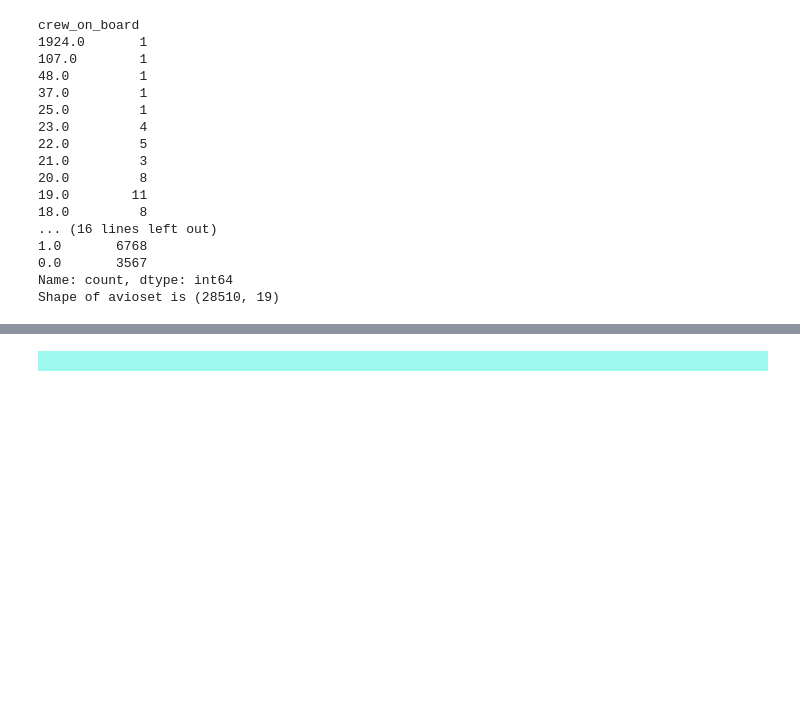
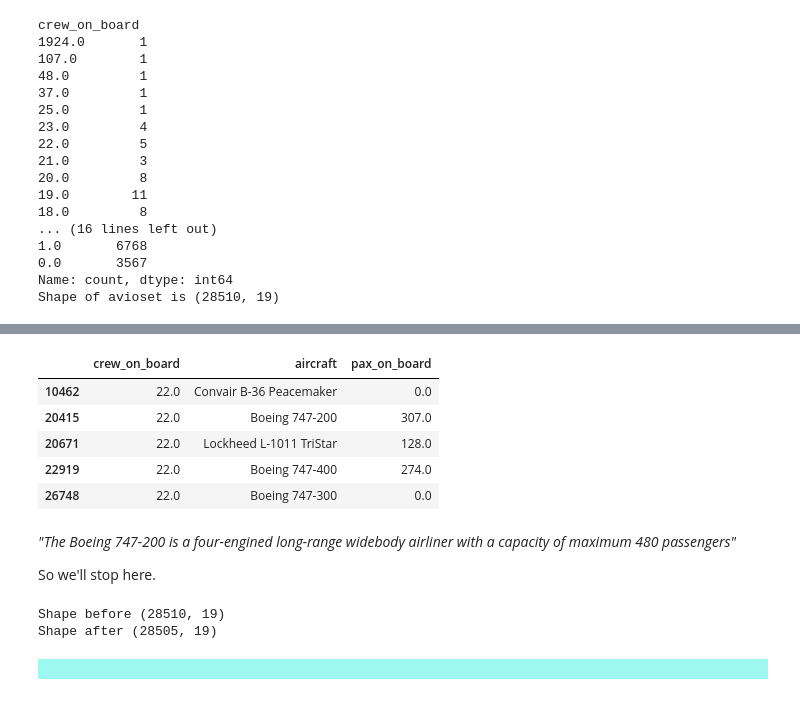
Before and after one commit to petiatodorova/Accidents-in-Aviation-Analysis, a Jupyter notebook: Dataset_1_AAB.ipynb, the cells around one changed output, grey strips where cells are left out. Drawn from its saved outputs; the diff is of its cells as text; code cells hidden in the pictures; blank space fills up the shorter version.

```diff
--- a/Dataset_1_AAB.ipynb
+++ b/Dataset_1_AAB.ipynb
@@ -1011,3 +1115,29 @@ Shape of avioset is (28510, 19)
+# %%
+# Let's see which aircraft can have 22 crew
+avioset.loc[(avioset['crew_on_board'] == 22.00), ['crew_on_board', 'aircraft', 'pax_on_board']]
+# %% [output]
+|  | crew_on_board | aircraft | pax_on_board |
+| 10462 | 22.0 | Convair B-36 Peacemaker | 0.0 |
+| 20415 | 22.0 | Boeing 747-200 | 307.0 |
+| 20671 | 22.0 | Lockheed L-1011 TriStar | 128.0 |
+| 22919 | 22.0 | Boeing 747-400 | 274.0 |
+| 26748 | 22.0 | Boeing 747-300 | 0.0 |
+# %% [markdown]
+*"The Boeing 747-200 is a four-engined long-range widebody airliner with a capacity of maximum 480 passengers"*
+
+So we'll stop here.
+# %%
+# Check - Shape before filter
+print(f"Shape before {avioset.shape}")
+
+# Let's take only rows for crew_on_board which are less than 25.
+avioset = avioset[(avioset['crew_on_board'] < 25)]
+
+# Check - Shape before filter
+print(f"Shape after {avioset.shape}")
+# %% [output]
+Shape before (28510, 19)
+Shape after (28505, 19)
 # %% [markdown]
 <div style="background-color: #9df9ef; padding: 10px;"></div>
 # %% [markdown]
```
Also changed, not shown: parts of 18 cells of this notebook.
